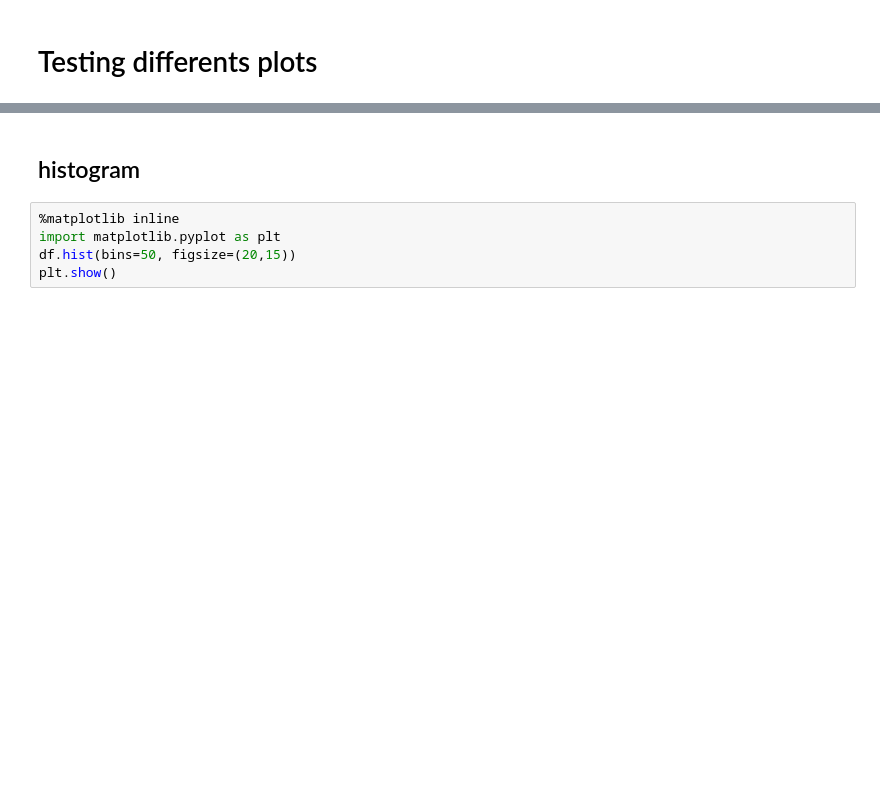
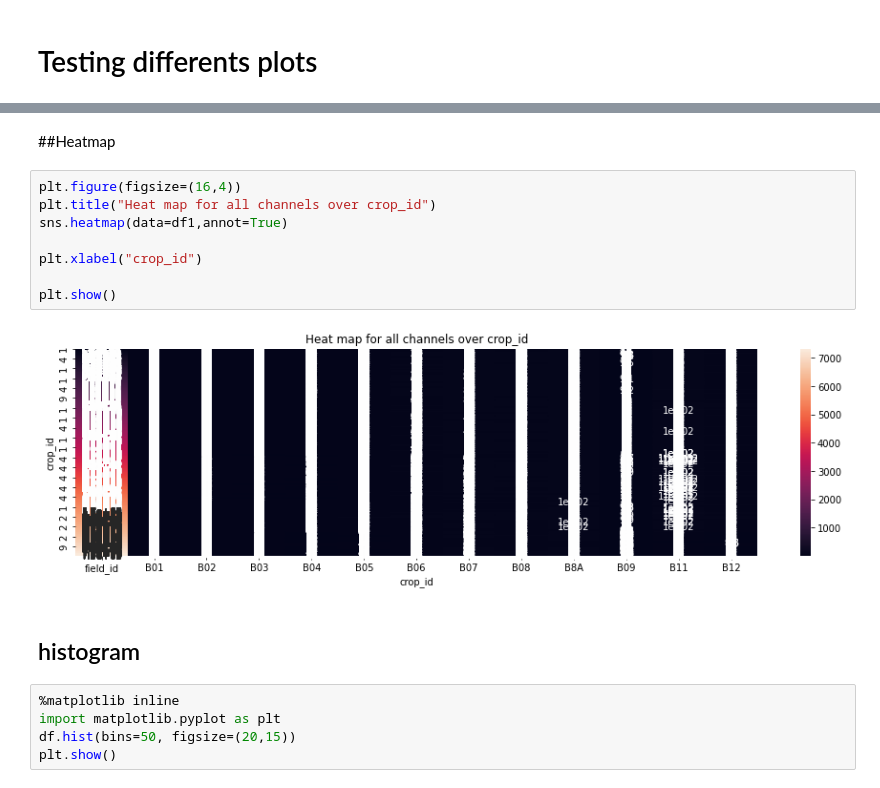
Before and after one commit to Senbonsakurakageyoshi1/AgrifieldNet, a Jupyter notebook: New_agrifield_notebook.ipynb, the cells around one changed output, grey strips where cells are left out. Saved outputs shown, nothing was run; the diff lists cells and outputs as text; blank space fills up the shorter version.

```diff
--- a/New_agrifield_notebook.ipynb
+++ b/New_agrifield_notebook.ipynb
@@ -106,3 +150,15 @@ memory usage: 607.3 KB
+# %% [markdown]
+##Heatmap
+# %%
+plt.figure(figsize=(16,4))
+plt.title("Heat map for all channels over crop_id")
+sns.heatmap(data=df1,annot=True)
+
+plt.xlabel("crop_id")
+
+plt.show()
+# %% [output]
+[figure, added]
 # %% [markdown]
 ## histogram
 # %%
```
Also changed, not shown: parts of 56 cells of this notebook.
